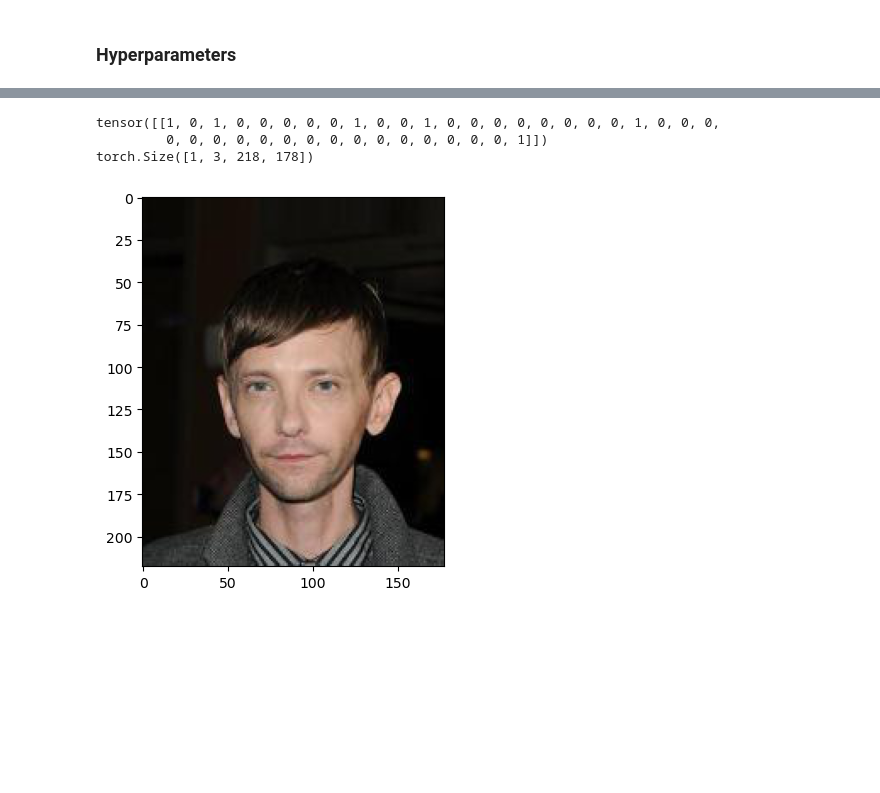
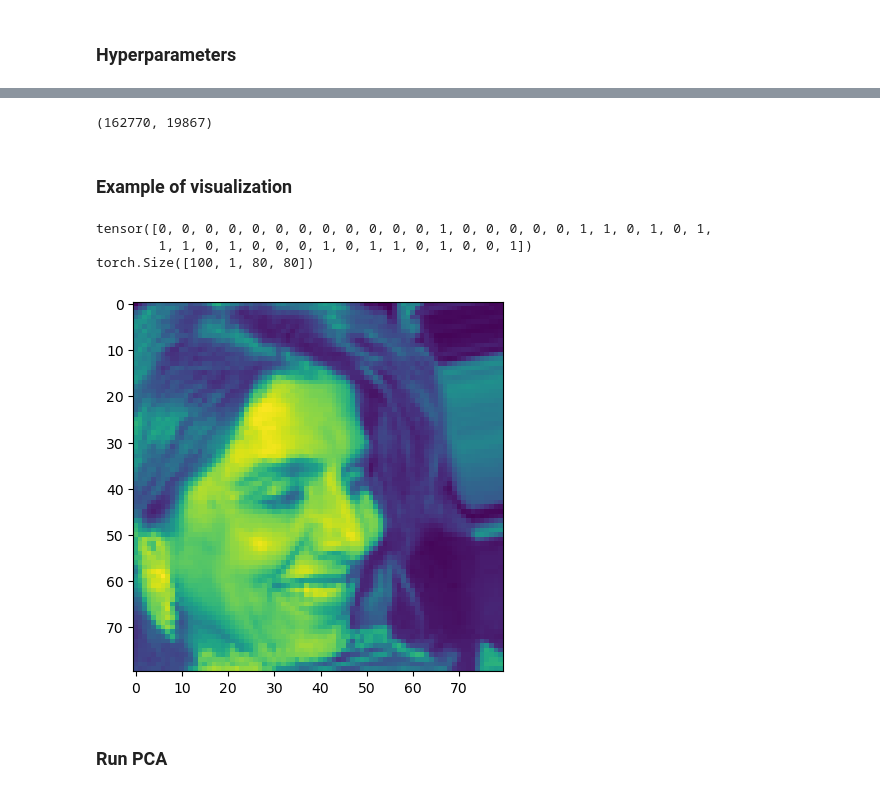
Before and after one commit to HanseulJo/fair-streaming-pca, a Jupyter notebook: celeba_fair_streaming_pca/FairStreamingPCA_CelebA.ipynb, the cells around one changed output, grey strips where cells are left out. Cells and saved outputs as stored; diff of their text form; code cells hidden in the pictures; blank space fills up the shorter version.

Commit message:
celeba example

```diff
--- a/celeba_fair_streaming_pca/FairStreamingPCA_CelebA.ipynb
+++ b/celeba_fair_streaming_pca/FairStreamingPCA_CelebA.ipynb
@@ -20,10 +17,10 @@ import matplotlib.pyplot as plt
 # %% [markdown]
 ### Hyperparameters
 # %%
-# image_size = 128
-batch_size_train = 1
+image_size = 80
+batch_size_train = 100
 batch_size_val = 100
 num_workers = 0
 shuffle_loader = True
 root = 'datasets/'
-TARGET_ATTR = 'Eyeglasses'
+TARGET_ATTR = 'Eyeglasses' #'Wearing_Hat', 'Bald', 'Bangs', 'Eyeglasses', 'Male', 'No_Beard', 'Smiling', 'Young',
@@ -30,11 +29,11 @@ TARGET_ATTR = 'Eyeglasses'
 # %%
 transform = transforms.Compose([
-    # transforms.Resize(image_size),
+    transforms.Resize(image_size),
+    transforms.CenterCrop(image_size),
+    transforms.Grayscale(1),
     transforms.ToTensor(),
-    transforms.Normalize((0.5, 0.5, 0.5), (0.5, 0.5, 0.5))
+    transforms.Normalize((0.5,), (0.5,))
 ])
 
 dataset_train = CelebA(root=root, split='train', transform=transform, target_type='attr', download=False)
 dataset_val = CelebA(root=root, split='valid', transform=transform, target_type='attr', download=False)
-loader_train = DataLoader(dataset=dataset_train, batch_size=batch_size_train, shuffle=shuffle_loader, num_workers=num_workers, drop_last=True)
-loader_val = DataLoader(dataset=dataset_val, batch_size=batch_size_val, shuffle=False, num_workers=num_workers, drop_last=True)
@@ -45,17 +43,29 @@ target_attr = ATTR[TARGET_ATTR]
+# %%
+len(dataset_train), len(dataset_val)
+# %% [output]
+(162770, 19867)
+# %% [markdown]
+### Example of visualization
 # %%
-denorm = transforms.Normalize((-1,-1,-1),(2,2,2))
+denorm = transforms.Normalize((-1,),(2,))
 
-def im_show(img):
+def im_show(img, ax=None):
     img_denorm = denorm(img)
     img_t = torch.permute(img_denorm, (1,2,0))
-    plt.imshow(img_t)
+    if ax is not None:
+        ax.imshow(img_t)
+    else:
+        plt.imshow(img_t)
 
 img_example, label_example = next(iter(loader_train))
-print(label_example)
+
+im_show(img_example[0])
+print(label_example[0])
 print(img_example.shape)
-im_show(img_example[0])
 # %% [output]
-tensor([[1, 0, 1, 0, 0, 0, 0, 0, 1, 0, 0, 1, 0, 0, 0, 0, 0, 0, 0, 0, 1, 0, 0, 0,
-         0, 0, 0, 0, 0, 0, 0, 0, 0, 0, 0, 0, 0, 0, 0, 1]])
-torch.Size([1, 3, 218, 178])
+tensor([0, 0, 0, 0, 0, 0, 0, 0, 0, 0, 0, 0, 1, 0, 0, 0, 0, 0, 1, 1, 0, 1, 0, 1,
+        1, 1, 0, 1, 0, 0, 0, 1, 0, 1, 1, 0, 1, 0, 0, 1])
+torch.Size([100, 1, 80, 80])
-[figure, old version]
+[figure, new version]
+# %% [markdown]
+### Run PCA
```
Also changed, not shown: parts of 9 cells of this notebook, 4 other files.
